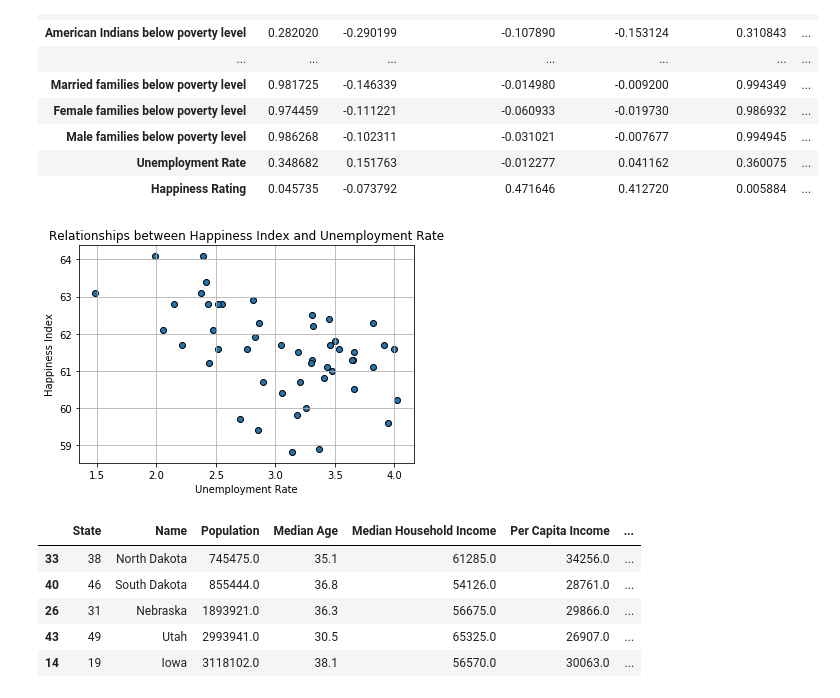
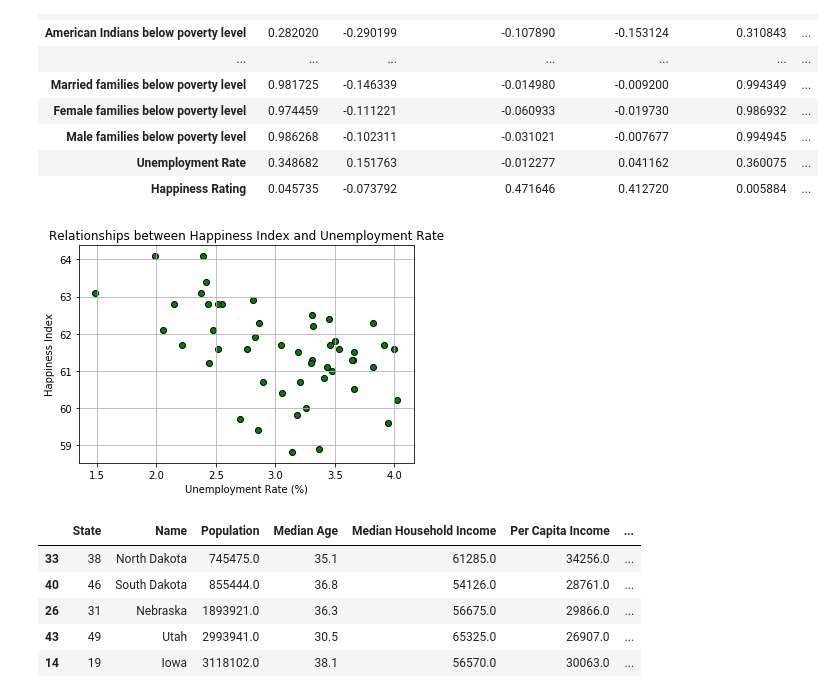
Before and after one commit to nandriychuk/best-places-to-live, a Jupyter notebook: census_happiness_correlations.ipynb, the cells around one changed output. Cells and saved outputs as stored; diff of their text form; code cells hidden in the pictures.

```diff
--- a/census_happiness_correlations.ipynb
+++ b/census_happiness_correlations.ipynb
@@ -232,16 +233,16 @@ census_poverty_hapiness.corr(method='pearson', min_periods=1)
 | Unemployment Rate | 0.348682 | 0.151763 | -0.012277 | 0.041162 | 0.360075 | ... |
 | Happiness Rating | 0.045735 | -0.073792 | 0.471646 | 0.412720 | 0.005884 | ... |
 # %%
-plt.scatter(census_poverty_hapiness["Unemployment Rate"], census_poverty_hapiness["Happiness Rating"],marker="o", edgecolors="black")
+plt.scatter(census_poverty_hapiness["Unemployment Rate"], census_poverty_hapiness["Happiness Rating"],color="green", marker="o", edgecolors="black")
 plt.title("Relationships between Happiness Index and Unemployment Rate")
-plt.xlabel("Unemployment Rate")
+plt.xlabel("Unemployment Rate (%)")
 plt.ylabel("Happiness Index")
 #Create the grid
 plt.grid(True)
 # Save the Figure
 plt.savefig("images/RelationshipsHappinessUnemployment.png")
 # %% [output]
-[figure, old version]
+[figure, new version]
 # %%
 #states with lowest unemployment rate
 sorted_census_poverty_hapiness = census_poverty_hapiness.sort_values("Unemployment Rate", ascending=True)
```
Also changed, not shown: parts of 4 cells of this notebook, 2 other files.
